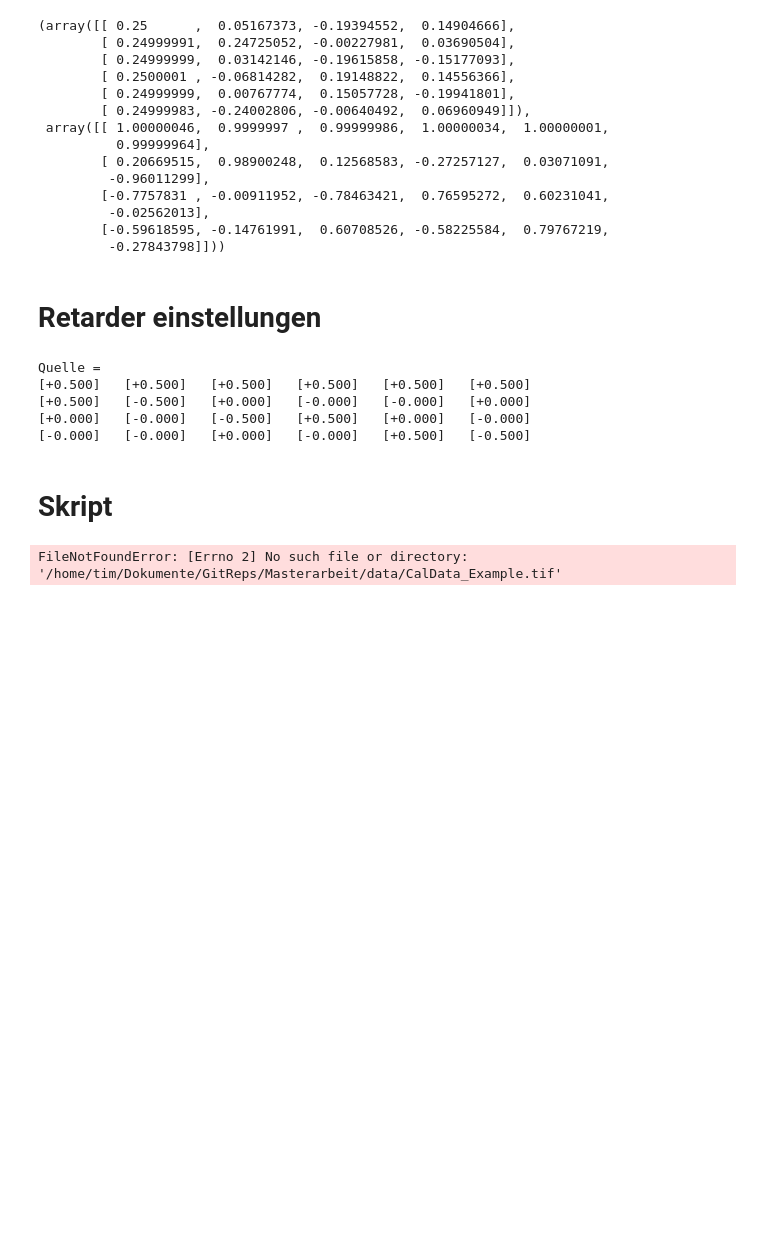
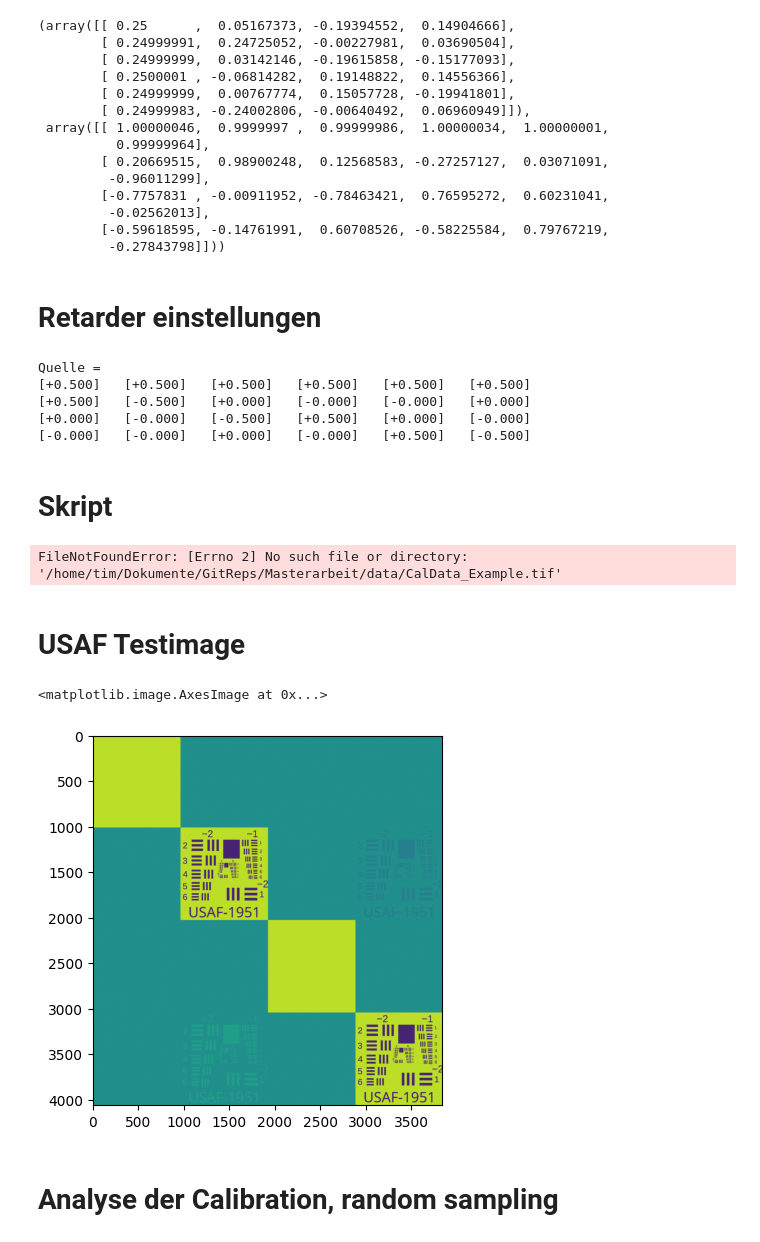
Before and after one commit to TimLockstedt/Masterarbeit, a Jupyter notebook: MuellerSkript.ipynb, the cells around one changed output. Drawn from its saved outputs; the diff is of its cells as text; code cells hidden in the pictures; blank space fills up the shorter version.

Commit message:
analyse der ergebnisse

```diff
--- a/MuellerSkript.ipynb
+++ b/MuellerSkript.ipynb
@@ -1409,3 +1409,23 @@ plt.colorbar()
 # %%
 from MuellerLib import *
 createArchitecture("Run1")
+# %% [markdown]
+# USAF Testimage
+# %%
+from MuellerLib import *
+from tifffile import imwrite, imread
+from PIL import Image
+from matplotlib import pyplot as plt
+wavelength = 532
+usafImg = np.array(Image.open("USAF-1951.webp"))
+Mask = np.sum(usafImg, axis=2) > 5
+Retarder = MuellerRetarder(280/wavelength * 360, 45)
+m,n = Mask.shape
+MuellerBild = np.zeros((m,n,4,4))
+# %%
+for i in range(m):
+	for j in range(n):
+		if Mask[i,j] == 1:
+			MuellerBild[i,j,:,:] = Retarder
+		else:
+			MuellerBild[i,j,:,:] = np.eye(4)
@@ -1411,0 +1449,11 @@ createArchitecture("Run1")
+# %%
+noise = np.random.normal(0, 0.05, size=MuellerBild.reshape(-1,4,4).shape)
+MMD_LR, MMD_LR_Ori, MMD_LD, MMD_LD_Ori = differentialDecompositionFull(MuellerBild.reshape(-1,4,4) + noise)
+# %%
+RecImage = MuellerBild  + noise.reshape(MuellerBild.shape)
+RecImage = RecImage.transpose(2, 0, 3, 1)
+RecImage = RecImage.reshape(4*m, 4*n)
+plt.imshow(RecImage)
+# %% [output]
+<matplotlib.image.AxesImage at 0x...>
+[figure, added]
@@ -1411,0 +1466,2 @@ createArchitecture("Run1")
+# %% [markdown]
+# Analyse der Calibration, random sampling
```
Also changed, not shown: parts of 18 cells of this notebook, 9 other files.
